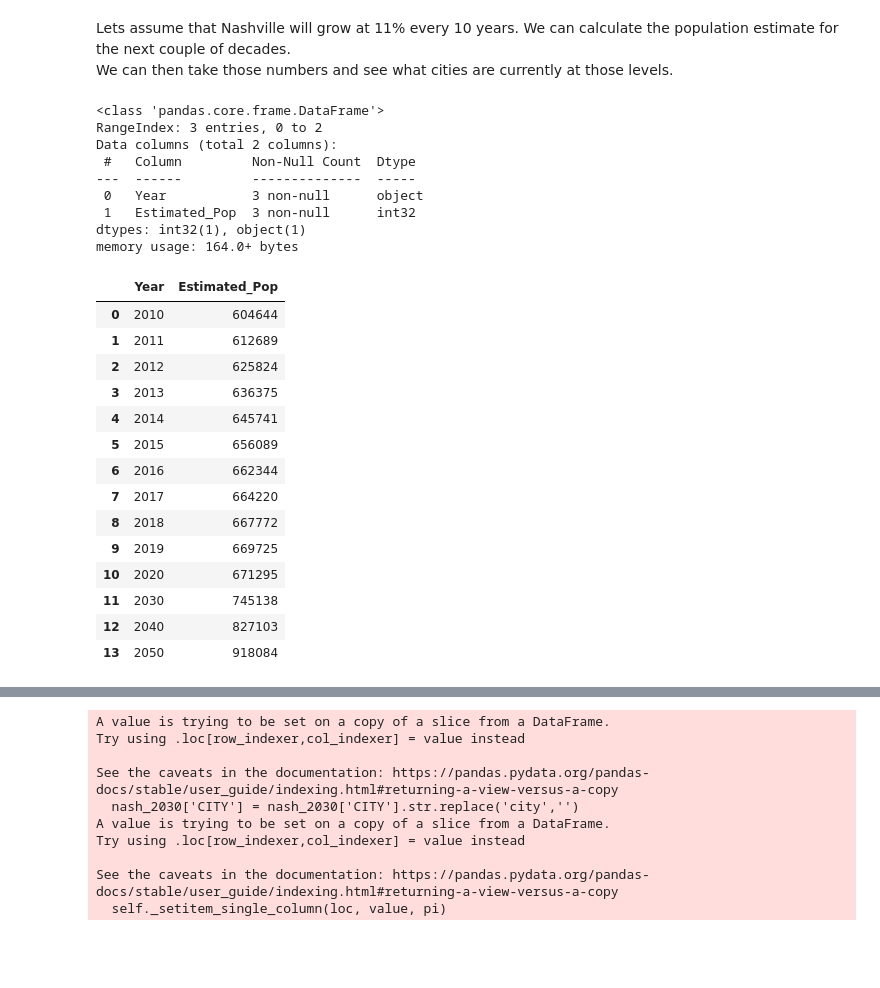
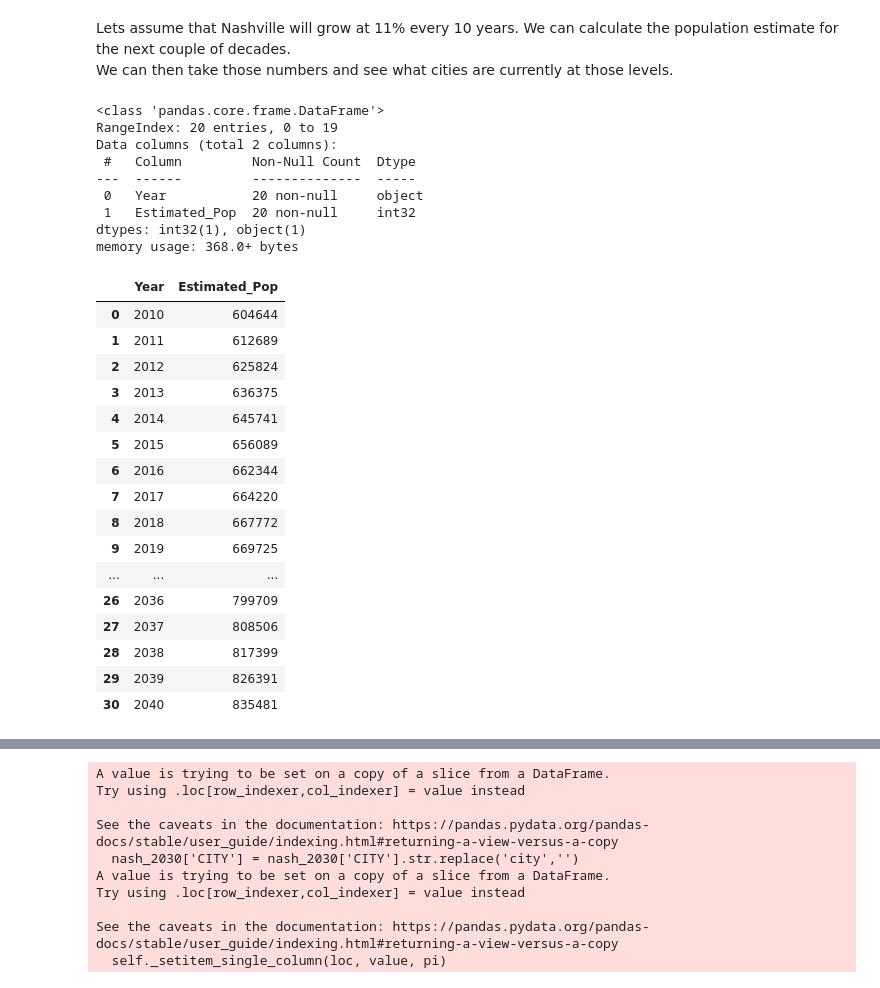
Before and after one commit to tye642/nashville_public_transportation, a Jupyter notebook: notebook/census_data_analysis.ipynb, the cells around one changed output, grey strips where cells are left out. Drawn from its saved outputs; the diff is of its cells as text; code cells hidden in the pictures; blank space fills up the shorter version.

```diff
--- a/notebook/census_data_analysis.ipynb
+++ b/notebook/census_data_analysis.ipynb
@@ -77,3 +77,10 @@ city_pop = city_pop.drop(columns=['SUMLEV','STATE', 'COUNTY', 'PLACE', 'COUSUB',
 
 # Renaming some columns
 city_pop = city_pop.rename(columns={"NAME": "CITY", "STNAME": "STATE"})
+# %%
+# A little bit of cleaning for use later.
+
+city_pop['CITY'] = city_pop['CITY'].str.replace('city','')
+city_pop.loc[(city_pop.CITY == 'Louisville/Jefferson County metro government (balance)'),'CITY']='Louisville'
+city_pop.loc[(city_pop.CITY == 'Nashville-Davidson metropolitan government (balance)'),'CITY']='Nashville'
+city_pop
@@ -252,41 +273,43 @@ Text(0.5, 1.0, 'Nashville Estimate Population')
 Lets assume that Nashville will grow at 11% every 10 years. We can calculate the population estimate for the next couple of decades. \
 We can then take those numbers and see what cities are currently at those levels.
 # %%
-# I'm going to hard code this because I'm a little stuck
+# I'm going to hard code this because I'm a little stuck.
 
-dict = {'Year':['2030', '2040', '2050'],
-        'Estimated_Pop':[745138, 827103, 918084]
+dict = {'Year':['2021','2022','2023','2024','2025','2026','2027','2028','2029','2030','2031','2032','2033','2034','2035','2036','2037','2038','2039','2040'],
+        'Estimated_Pop':[678679,686145,693692,701323,709037,716837,724722,732694,740754,748902,757140,765468,773889,782401,791008,799709,808506,817399,826391,835481]
        }
 
 df1 = pd.DataFrame(dict)
 df1['Estimated_Pop'] = df1['Estimated_Pop'].astype(int)
 df1.info()
 
 
 forecast_pop = pd.concat([transpose, df1], ignore_index = True)
 forecast_pop
 # %% [output]
 <class 'pandas.core.frame.DataFrame'>
-RangeIndex: 3 entries, 0 to 2
+RangeIndex: 20 entries, 0 to 19
 Data columns (total 2 columns):
  #   Column         Non-Null Count  Dtype
 ---  ------         --------------  -----
- 0   Year           3 non-null      object
- 1   Estimated_Pop  3 non-null      int32
+ 0   Year           20 non-null     object
+ 1   Estimated_Pop  20 non-null     int32
 dtypes: int32(1), object(1)
-memory usage: 164.0+ bytes
+memory usage: 368.0+ bytes
 |  | Year | Estimated_Pop |
 | 0 | 2010 | 604644 |
 | 1 | 2011 | 612689 |
 | 2 | 2012 | 625824 |
 | 3 | 2013 | 636375 |
 | 4 | 2014 | 645741 |
 | 5 | 2015 | 656089 |
 | 6 | 2016 | 662344 |
 | 7 | 2017 | 664220 |
 | 8 | 2018 | 667772 |
 | 9 | 2019 | 669725 |
-| 10 | 2020 | 671295 |
-| 11 | 2030 | 745138 |
-| 12 | 2040 | 827103 |
-| 13 | 2050 | 918084 |
+| ... | ... | ... |
+| 26 | 2036 | 799709 |
+| 27 | 2037 | 808506 |
+| 28 | 2038 | 817399 |
+| 29 | 2039 | 826391 |
+| 30 | 2040 | 835481 |
```
Also changed, not shown: parts of 11 cells of this notebook.
